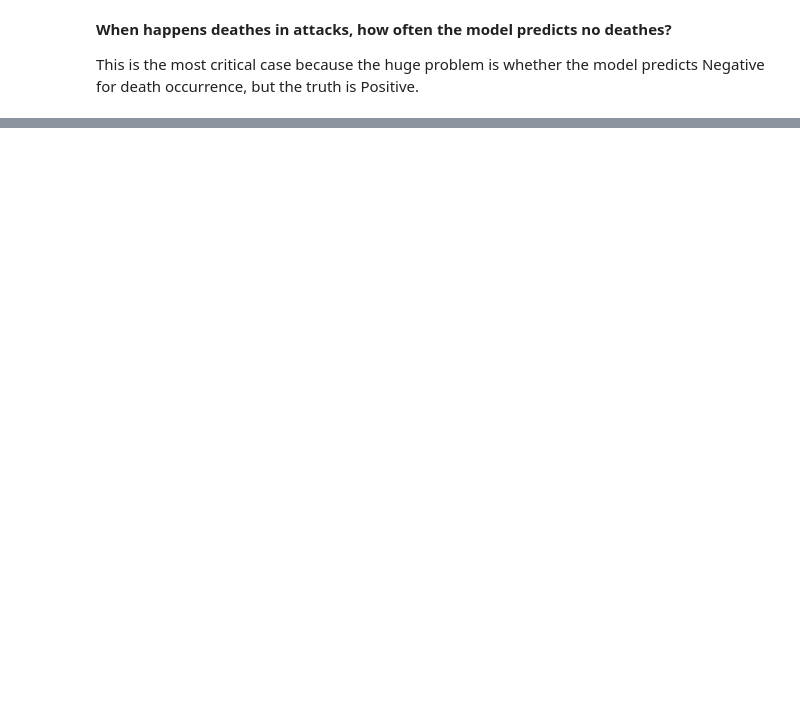
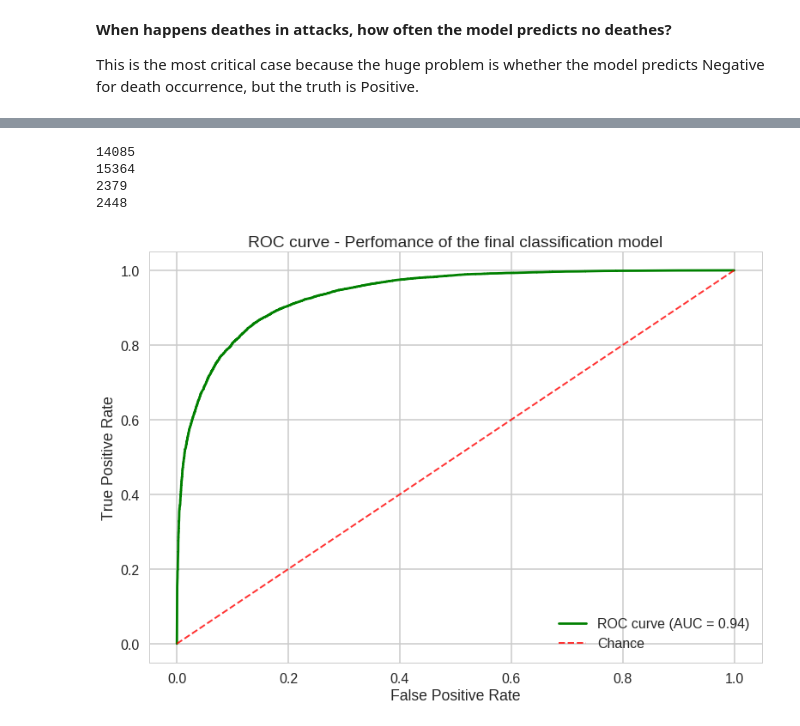
Before and after one commit to fredericoguerra/ML-Udacity-CapstoneProject, a Jupyter notebook: GlobalTerrorismAttack.ipynb, the cells around one changed output, grey strips where cells are left out. Cells and saved outputs as stored; diff of their text form; code cells hidden in the pictures; blank space fills up the shorter version.

```diff
--- a/GlobalTerrorismAttack.ipynb
+++ b/GlobalTerrorismAttack.ipynb
@@ -597,0 +589,10 @@ Given death occurrance in attacks, the model mistakenly predicted no deathes in
+# %%
+print(TP)
+print(TN)
+print(FP)
+print(FN)
+# %% [output]
+14085
+15364
+2379
+2448
@@ -597,0 +633,14 @@ Given death occurrance in attacks, the model mistakenly predicted no deathes in
+# %%
+plt.style.use(['seaborn-whitegrid','seaborn-poster'])
+y_pred_proba = new_rf.predict_proba(X_test)[::,1]
+fpr, tpr, thresholds = metrics.roc_curve(y_test, y_pred_proba)
+auc = metrics.roc_auc_score(y_test, y_pred_proba)
+plt.plot(fpr, tpr,color='g', label = "ROC curve (AUC = "+str(round(auc,2))+')')
+plt.plot([0,1],[0,1], linestyle = '--', lw=2, color ='r', label='Chance', alpha=.8)
+plt.legend(loc=4)
+plt.xlabel("False Positive Rate")
+plt.ylabel("True Positive Rate")
+plt.title("ROC curve - Perfomance of the final classification model")
+plt.show()
+# %% [output]
+[figure, added]
```
Also changed, not shown: parts of 25 cells of this notebook.
